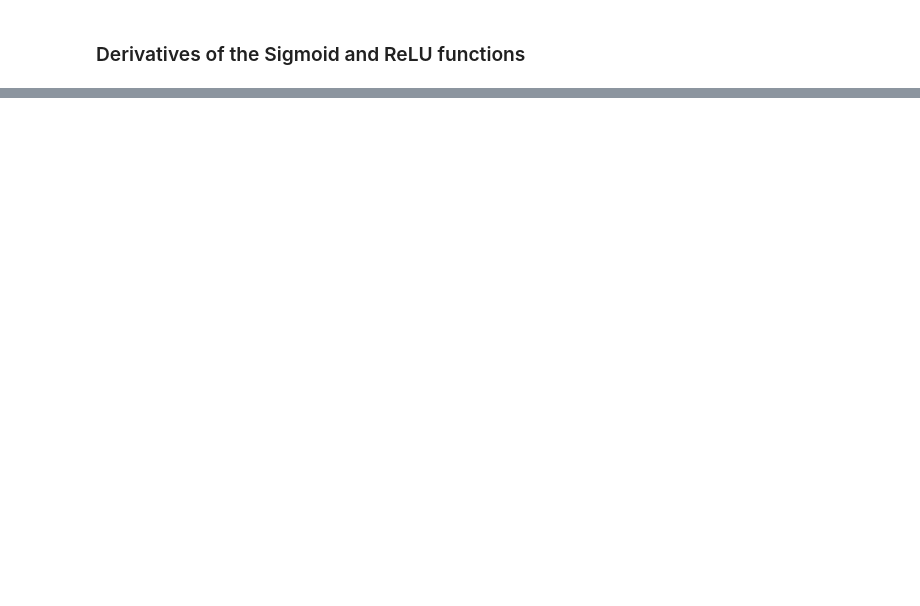
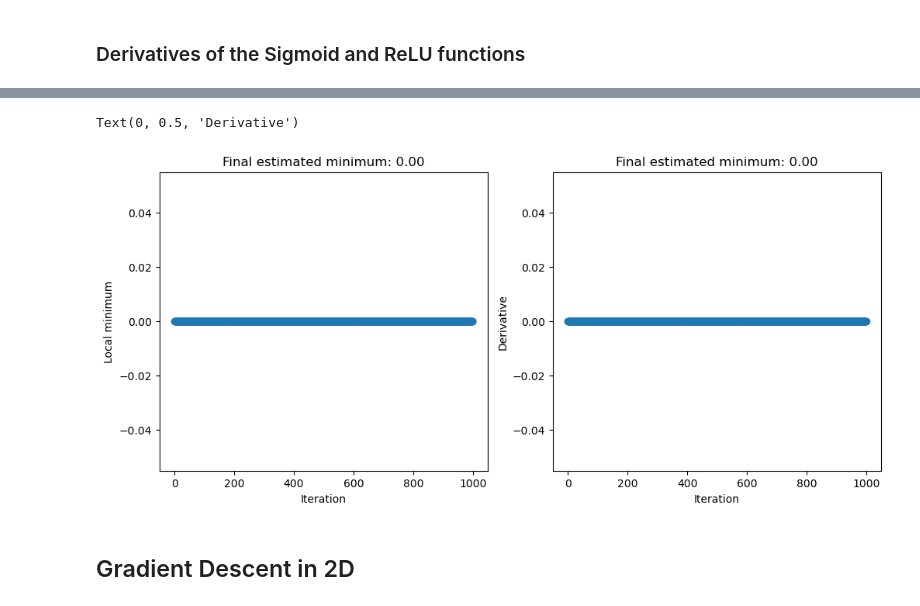
Before and after one commit to xuzmocode4-325/Pytorch-Tutorial, a Jupyter notebook: dudl_notes.ipynb, the cells around one changed output, grey strips where cells are left out. Cells and saved outputs as stored; diff of their text form; code cells hidden in the pictures; blank space fills up the shorter version.

```diff
--- a/dudl_notes.ipynb
+++ b/dudl_notes.ipynb
@@ -1316,0 +1485,23 @@ p.show()
+# %%
+localmin = np.array(0)
+
+modelparams = np.zeros((training_epochs, 2))
+for i in range(training_epochs):
+    grad = deriv(localmin)
+    localmin = localmin - learning_rate * grad
+    modelparams[i,:] = localmin, grad
+# %%
+fig, ax = plt.subplots(1, 2, figsize=(12, 5))
+
+for i in range(2):
+    ax[i].plot(modelparams[:,i], 'o-')
+    ax[i].set_xlabel('Iteration')
+    ax[i].set_title(f'Final estimated minimum: {localmin:.2f}')
+
+ax[0].set_ylabel('Local minimum')
+ax[1].set_ylabel('Derivative')
+# %% [output]
+Text(0, 0.5, 'Derivative')
+[figure, added]
+# %% [markdown]
+## Gradient Descent in 2D
```
Also changed, not shown: parts of 103 cells of this notebook.
